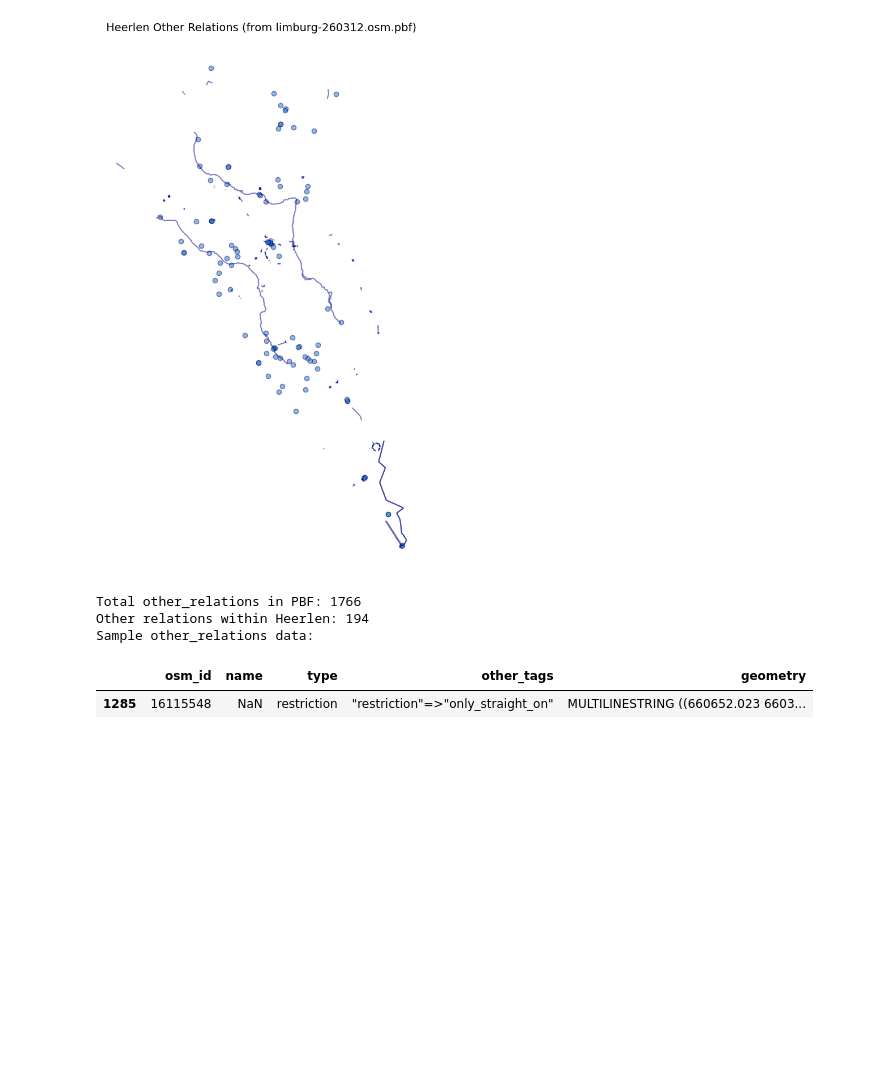
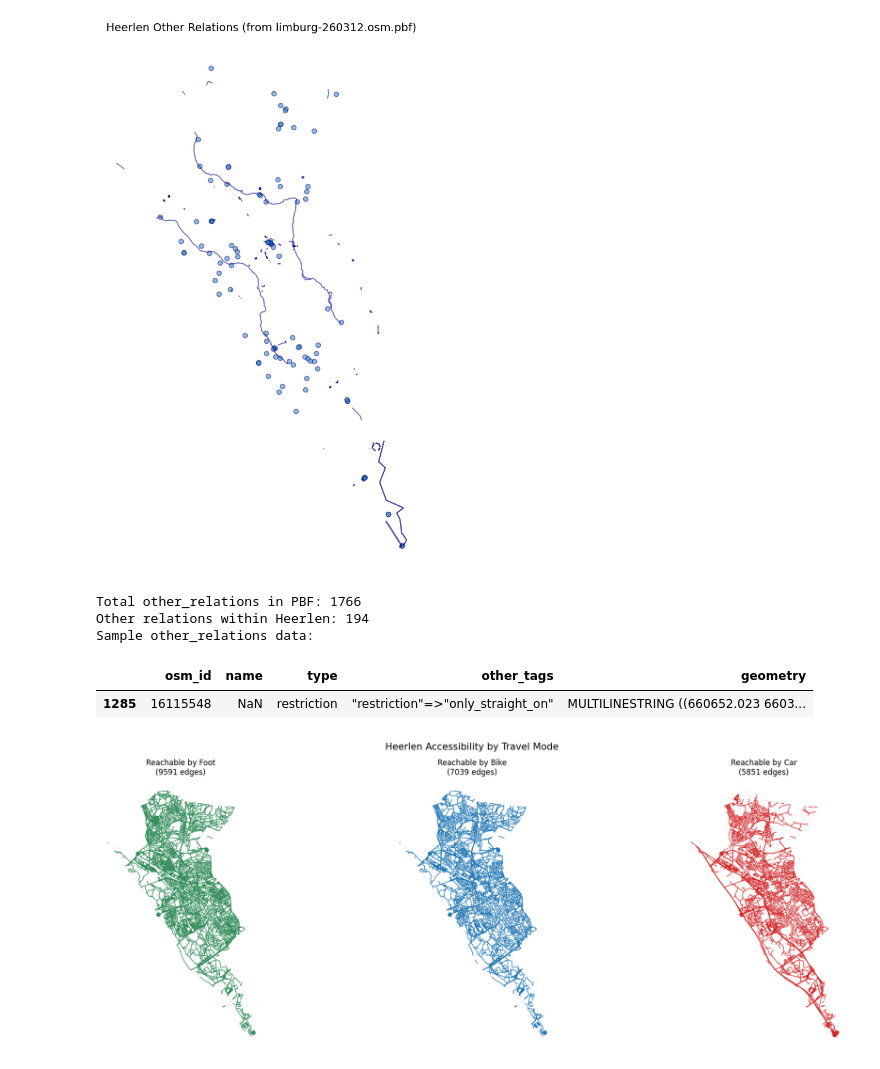
Before and after one commit to Research-Center-Data-Intelligence/Homecare-route-planner, a Jupyter notebook: routing_scripts/map_display.ipynb, the cells around one changed output. Cells and saved outputs as stored; diff of their text form; code cells hidden in the pictures; blank space fills up the shorter version.

Commit message:
sepeprate travel time for pedestrain, bike and cars

```diff
--- a/routing_scripts/map_display.ipynb
+++ b/routing_scripts/map_display.ipynb
@@ -491,3 +401,87 @@ Other relations within Heerlen: 194
 Sample other_relations data:
 |  | osm_id | name | type | other_tags | geometry |
 | 1285 | 16115548 | NaN | restriction | "restriction"=>"only_straight_on" | MULTILINESTRING ((660652.023 6603... |
+# %%
+import ast
+
+# Build maps from full OSM lines so each panel shows complete accessibility by mode.
+if "pbf_path" not in globals():
+    pbf_path = Path("../limburg-260312.osm.pbf")
+
+if "heerlen_boundary" not in globals():
+    heerlen_boundary = ox.geocode_to_gdf("Heerlen, Limburg, Netherlands")
+
+lines = gpd.read_file(pbf_path, layer="lines").to_crs(epsg=3857)
+heerlen_boundary_3857 = heerlen_boundary.to_crs(epsg=3857)
+
+if "highway" not in lines.columns:
+    raise ValueError("No 'highway' column found in OSM lines layer.")
+
+edges_gdf = lines[lines["highway"].notna()].copy()
+edges_gdf = edges_gdf[edges_gdf.geometry.notna() & ~edges_gdf.geometry.is_empty].copy()
+edges_gdf = gpd.clip(edges_gdf, heerlen_boundary_3857.geometry.iloc[0])
+
+
+def parse_highway_tags(value):
+    if pd.isna(value):
+        return set()
+
+    text = str(value).strip()
+    if text.startswith("[") and text.endswith("]"):
+        try:
+            parsed = ast.literal_eval(text)
+            if isinstance(parsed, (list, tuple, set)):
+                return {str(item) for item in parsed}
+        except (SyntaxError, ValueError):
+            pass
+
+    return {text}
+
+
+highway_sets = edges_gdf["highway"].apply(parse_highway_tags)
+
+# 1) Walk-accessible network (including shared streets where pedestrians can typically move)
+foot_accessible_tags = {
+    "footway", "pedestrian", "path", "steps", "sidewalk", "corridor", "living_street",
+    "residential", "service", "unclassified", "road", "track", "cycleway",
+    "tertiary", "tertiary_link", "secondary", "secondary_link", "primary", "primary_link"
+}
+
+# 2) Bike-accessible network (allow-list approach)
+bike_accessible_tags = {
+    "cycleway", "cycleway_link", "path", "track", "living_street", "service", "road",
+    "residential", "unclassified", "tertiary", "tertiary_link", "secondary",
+    "secondary_link", "primary", "primary_link"
+}
+
+# 3) Car-accessible road network
+drive_accessible_tags = {
+    "motorway", "motorway_link", "trunk", "trunk_link", "primary", "primary_link",
+    "secondary", "secondary_link", "tertiary", "tertiary_link", "residential",
+    "unclassified", "service", "road", "living_street", "track"
+}
+
+foot_mask = highway_sets.apply(lambda tags: bool(tags & foot_accessible_tags))
+bike_mask = highway_sets.apply(lambda tags: bool(tags & bike_accessible_tags))
+car_mask = highway_sets.apply(lambda tags: bool(tags & drive_accessible_tags))
+
+mode_layers = [
+    ("Reachable by Foot", foot_mask, "#2e8b57"),
+    ("Reachable by Bike", bike_mask, "#1f77b4"),
+    ("Reachable by Car", car_mask, "#d62728"),
+]
+
+fig, axes = plt.subplots(1, 3, figsize=(21, 7))
+
+for ax, (title, mask, color) in zip(axes, mode_layers):
+    edges_gdf.plot(ax=ax, color="lightgray", linewidth=0.35, alpha=0.35)
+    if mask.sum() > 0:
+        edges_gdf[mask].plot(ax=ax, color=color, linewidth=1.0)
+    ax.set_title(f"{title}\n({mask.sum()} edges)", fontsize=12)
+    ax.axis("off")
+
+plt.suptitle("Heerlen Accessibility by Travel Mode", fontsize=15)
+plt.tight_layout()
+plt.show()
+# %% [output]
+[figure, added]
```
Also changed, not shown: parts of 4 cells of this notebook, 2 other files.
